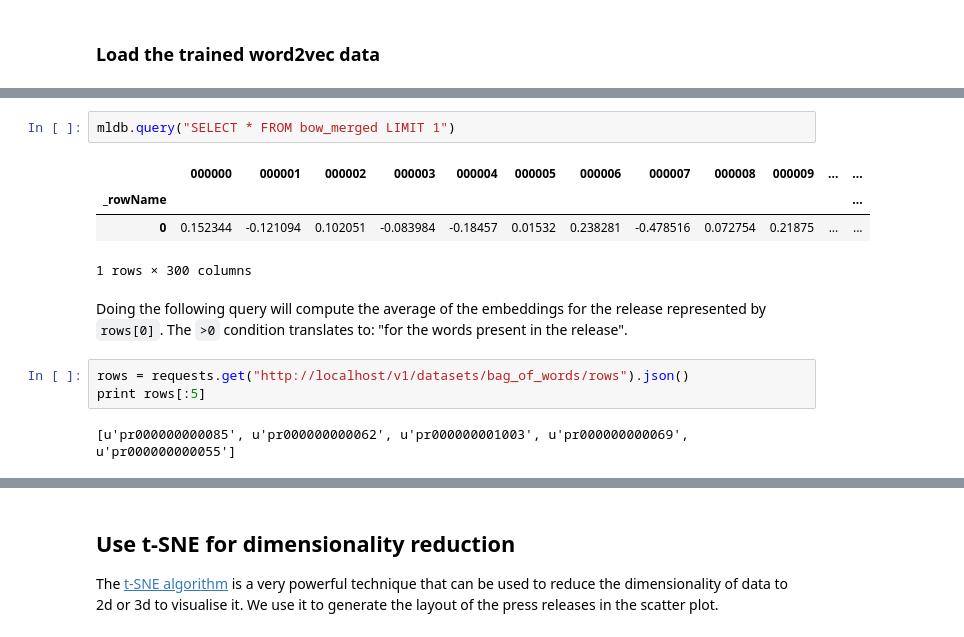
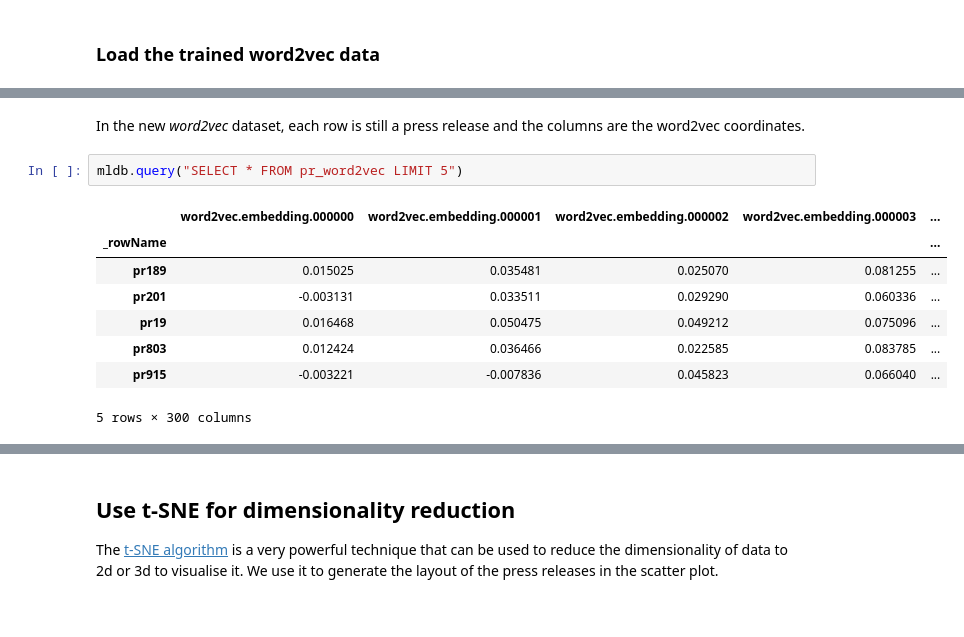
Before and after one commit to mldbai/election2015, a Jupyter notebook: Elections 2015.ipynb, the cells around one changed output, grey strips where cells are left out. Cells and saved outputs as stored; diff of their text form.

Commit message:
Updated notebook for latest MLDB release and fixed some broken lines in dataset

```diff
--- a/Elections 2015.ipynb
+++ b/Elections 2015.ipynb
@@ -196,14 +195,13 @@ The `bow_merged` dataset now contains both columns representing the embedding fo
+# %% [markdown]
+In the new *word2vec* dataset, each row is still a press release and the columns are the word2vec coordinates.
 # %%
-mldb.query("SELECT * FROM bow_merged LIMIT 1")
+mldb.query("SELECT * FROM pr_word2vec LIMIT 5")
 # %% [output]
-|  | 000000 | 000001 | 000002 | 000003 | 000004 | 000005 | 000006 | 000007 | 000008 | 000009 | ... | ... |
-| _rowName |  |  |  |  |  |  |  |  |  |  |  | ... |
-| 0 | 0.152344 | -0.121094 | 0.102051 | -0.083984 | -0.18457 | 0.01532 | 0.238281 | -0.478516 | 0.072754 | 0.21875 | ... | ... |
+|  | word2vec.embedding.000000 | word2vec.embedding.000001 | word2vec.embedding.000002 | word2vec.embedding.000003 | ... |
+| _rowName |  |  |  |  | ... |
+| pr189 | 0.015025 | 0.035481 | 0.025070 | 0.081255 | ... |
+| pr201 | -0.003131 | 0.033511 | 0.029290 | 0.060336 | ... |
+| pr19 | 0.016468 | 0.050475 | 0.049212 | 0.075096 | ... |
+| pr803 | 0.012424 | 0.036466 | 0.022585 | 0.083785 | ... |
+| pr915 | -0.003221 | -0.007836 | 0.045823 | 0.066040 | ... |
-1 rows × 300 columns
+5 rows × 300 columns
-# %% [markdown]
-Doing the following query will compute the average of the embeddings for the release represented by `rows[0]`. The `>0` condition translates to: "for the words present in the release".
-# %%
-rows = requests.get("http://localhost/v1/datasets/bag_of_words/rows").json()
-print rows[:5]
-# %% [output]
-[u'pr000000000085', u'pr000000000062', u'pr000000001003', u'pr000000000069', u'pr000000000055']
```
Also changed, not shown: parts of 22 cells of this notebook, 1 other file.
